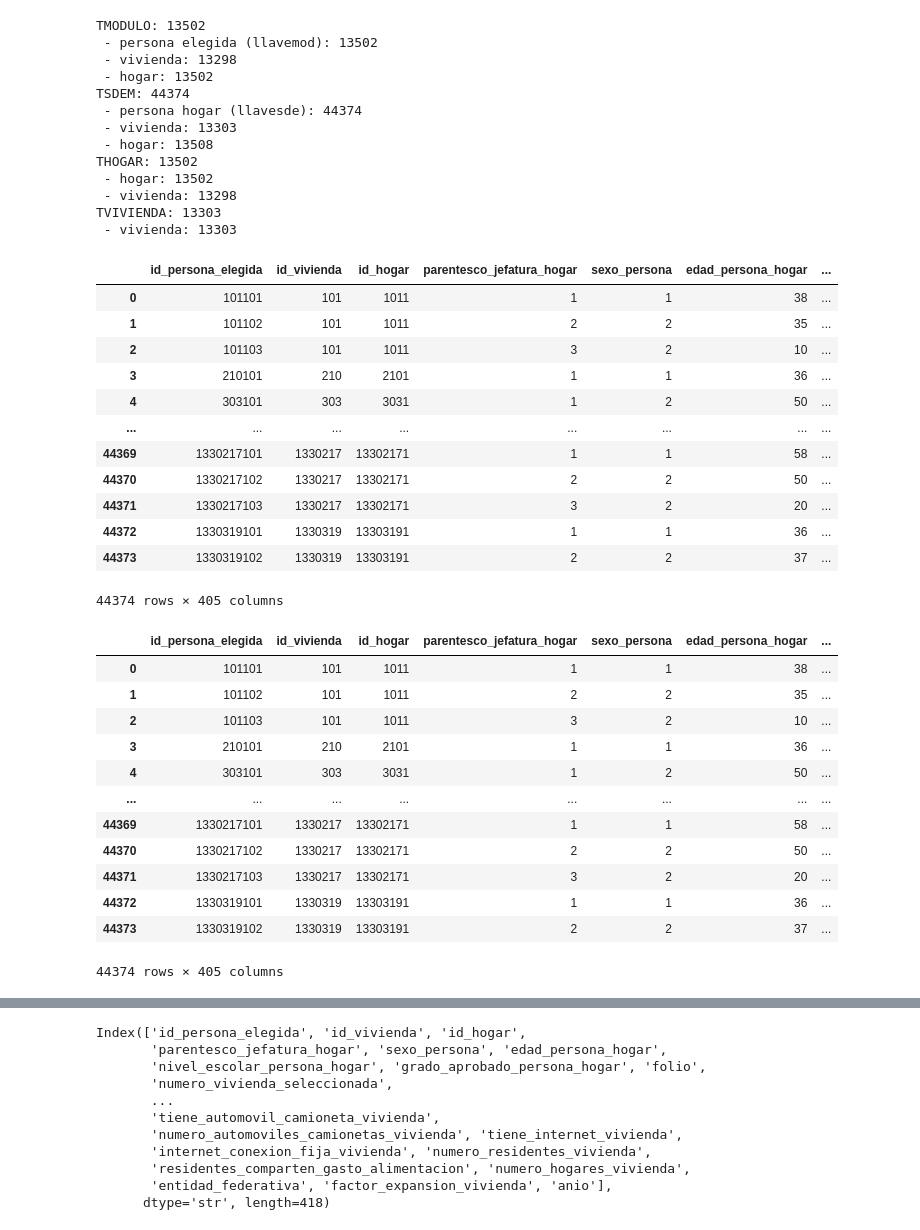
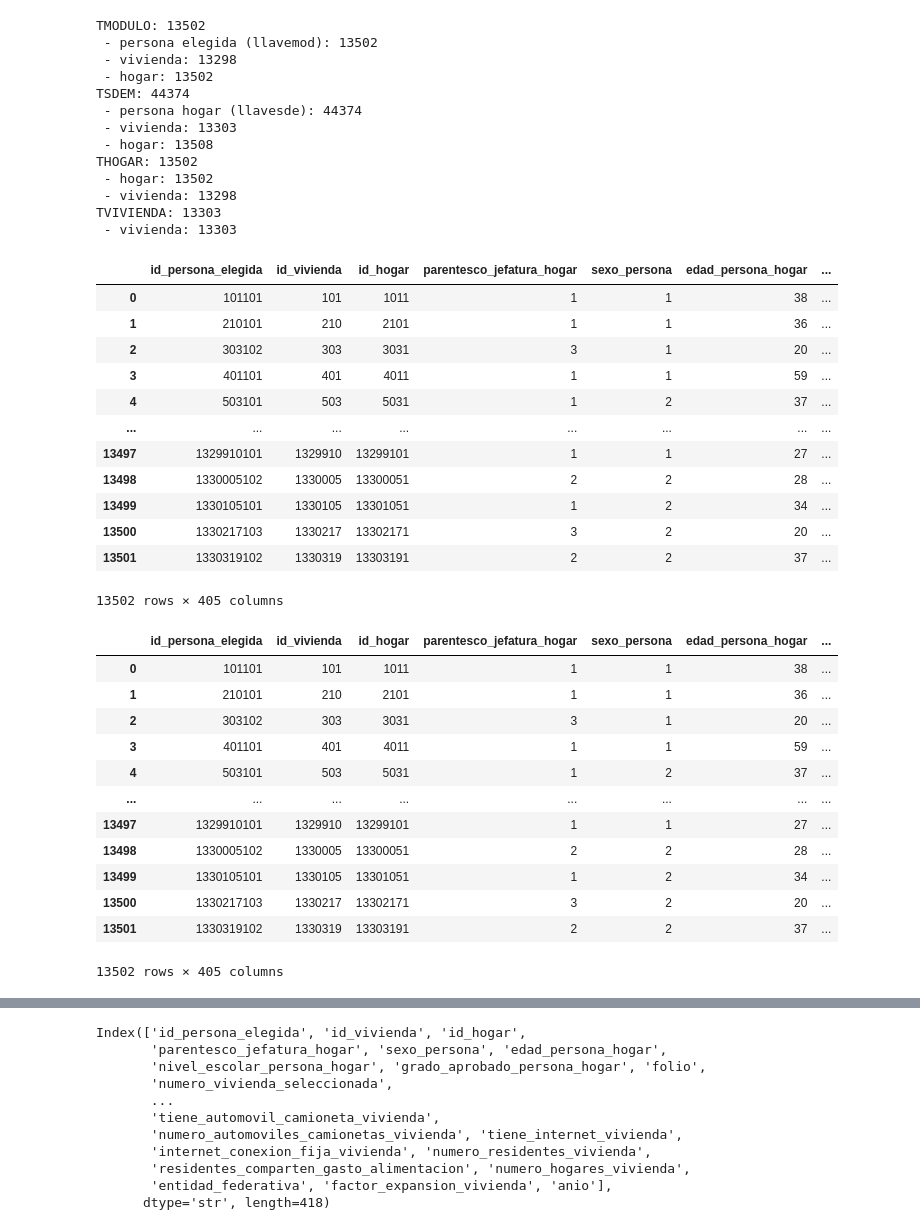
Before and after one commit to brau126/develop_data_science, a Jupyter notebook: Academic/Diplomado/Proyecto/Exploracion_TAD.ipynb, the cells around one changed output, grey strips where cells are left out. Drawn from its saved outputs; the diff is of its cells as text; code cells hidden in the pictures.

```diff
--- a/Academic/Diplomado/Proyecto/Exploracion_TAD.ipynb
+++ b/Academic/Diplomado/Proyecto/Exploracion_TAD.ipynb
@@ -631,34 +694,34 @@ TVIVIENDA: 13303
 # %%
 # sdem con modulo
 llaves = ['id_hogar',
           'id_vivienda',
           'id_persona_elegida']
 
 TSDEM_24 = TSDEM_24.rename(columns={'id_persona_hogar':'id_persona_elegida'})
 
 cols_dup = TMODULO_24.columns.intersection(TSDEM_24.columns).difference(llaves)
 
 enif_2024_t2 = pd.merge(left=TSDEM_24,
                         right=TMODULO_24.drop(columns=cols_dup),
-                        how='left',
+                        how='right',
                         on=llaves
                         )
 
 enif_2024_t2
 # %% [output]
 |  | id_persona_elegida | id_vivienda | id_hogar | parentesco_jefatura_hogar | sexo_persona | edad_persona_hogar | ... |
 | 0 | 101101 | 101 | 1011 | 1 | 1 | 38 | ... |
-| 1 | 101102 | 101 | 1011 | 2 | 2 | 35 | ... |
-| 2 | 101103 | 101 | 1011 | 3 | 2 | 10 | ... |
-| 3 | 210101 | 210 | 2101 | 1 | 1 | 36 | ... |
-| 4 | 303101 | 303 | 3031 | 1 | 2 | 50 | ... |
+| 1 | 210101 | 210 | 2101 | 1 | 1 | 36 | ... |
+| 2 | 303102 | 303 | 3031 | 3 | 1 | 20 | ... |
+| 3 | 401101 | 401 | 4011 | 1 | 1 | 59 | ... |
+| 4 | 503101 | 503 | 5031 | 1 | 2 | 37 | ... |
 | ... | ... | ... | ... | ... | ... | ... | ... |
-| 44369 | 1330217101 | 1330217 | 13302171 | 1 | 1 | 58 | ... |
-| 44370 | 1330217102 | 1330217 | 13302171 | 2 | 2 | 50 | ... |
-| 44371 | 1330217103 | 1330217 | 13302171 | 3 | 2 | 20 | ... |
-| 44372 | 1330319101 | 1330319 | 13303191 | 1 | 1 | 36 | ... |
-| 44373 | 1330319102 | 1330319 | 13303191 | 2 | 2 | 37 | ... |
+| 13497 | 1329910101 | 1329910 | 13299101 | 1 | 1 | 27 | ... |
+| 13498 | 1330005102 | 1330005 | 13300051 | 2 | 2 | 28 | ... |
+| 13499 | 1330105101 | 1330105 | 13301051 | 1 | 2 | 34 | ... |
+| 13500 | 1330217103 | 1330217 | 13302171 | 3 | 2 | 20 | ... |
+| 13501 | 1330319102 | 1330319 | 13303191 | 2 | 2 | 37 | ... |
-44374 rows × 405 columns
+13502 rows × 405 columns
 # %%
 # hogar con sdem-modulo
 llaves = ['id_hogar',
@@ -676,17 +739,17 @@ enif_2024_t3
 # %% [output]
 |  | id_persona_elegida | id_vivienda | id_hogar | parentesco_jefatura_hogar | sexo_persona | edad_persona_hogar | ... |
 | 0 | 101101 | 101 | 1011 | 1 | 1 | 38 | ... |
-| 1 | 101102 | 101 | 1011 | 2 | 2 | 35 | ... |
-| 2 | 101103 | 101 | 1011 | 3 | 2 | 10 | ... |
-| 3 | 210101 | 210 | 2101 | 1 | 1 | 36 | ... |
-| 4 | 303101 | 303 | 3031 | 1 | 2 | 50 | ... |
+| 1 | 210101 | 210 | 2101 | 1 | 1 | 36 | ... |
+| 2 | 303102 | 303 | 3031 | 3 | 1 | 20 | ... |
+| 3 | 401101 | 401 | 4011 | 1 | 1 | 59 | ... |
+| 4 | 503101 | 503 | 5031 | 1 | 2 | 37 | ... |
 | ... | ... | ... | ... | ... | ... | ... | ... |
-| 44369 | 1330217101 | 1330217 | 13302171 | 1 | 1 | 58 | ... |
-| 44370 | 1330217102 | 1330217 | 13302171 | 2 | 2 | 50 | ... |
-| 44371 | 1330217103 | 1330217 | 13302171 | 3 | 2 | 20 | ... |
-| 44372 | 1330319101 | 1330319 | 13303191 | 1 | 1 | 36 | ... |
-| 44373 | 1330319102 | 1330319 | 13303191 | 2 | 2 | 37 | ... |
+| 13497 | 1329910101 | 1329910 | 13299101 | 1 | 1 | 27 | ... |
+| 13498 | 1330005102 | 1330005 | 13300051 | 2 | 2 | 28 | ... |
+| 13499 | 1330105101 | 1330105 | 13301051 | 1 | 2 | 34 | ... |
+| 13500 | 1330217103 | 1330217 | 13302171 | 3 | 2 | 20 | ... |
+| 13501 | 1330319102 | 1330319 | 13303191 | 2 | 2 | 37 | ... |
-44374 rows × 405 columns
+13502 rows × 405 columns
 # %%
 # vivienda con sdem-modulo-hogar
 llaves = ['id_vivienda']
```
Also changed, not shown: parts of 31 cells of this notebook.
